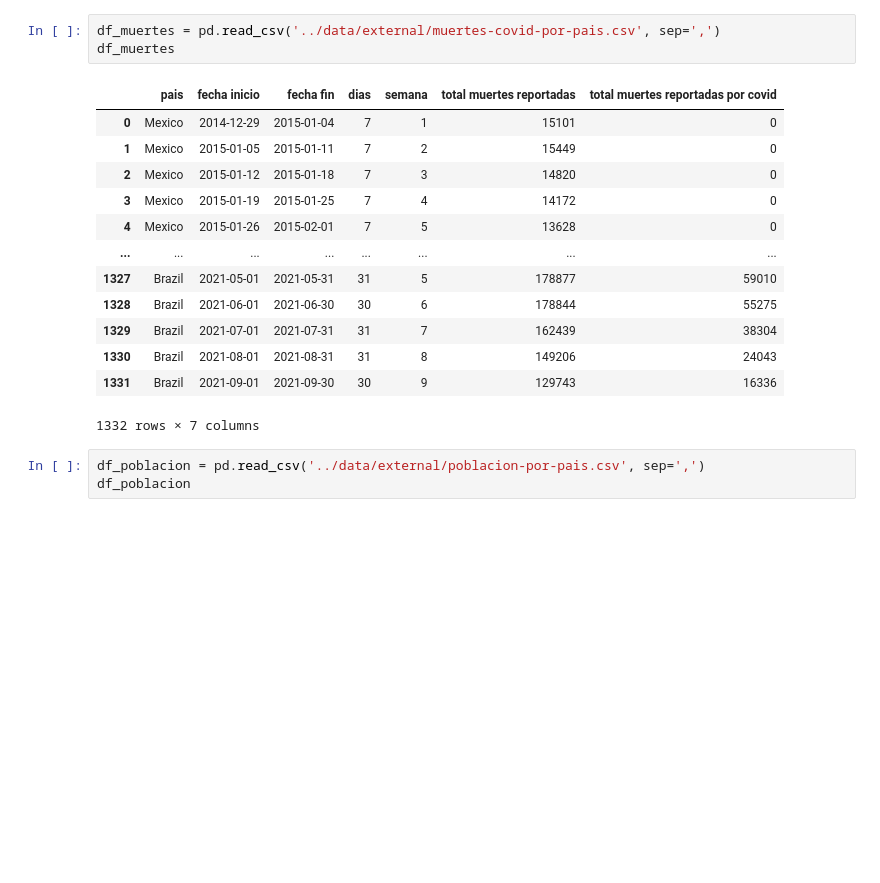
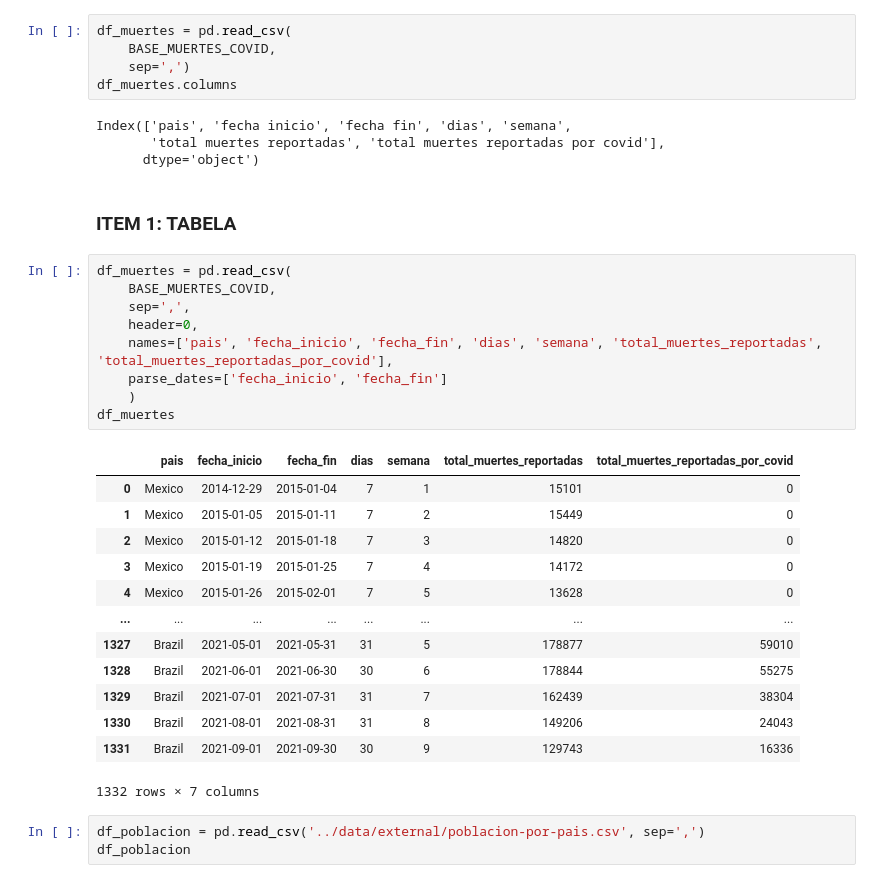
Before and after one commit to marcodeamicis/proyecto_covid, a Jupyter notebook: notebooks/1_business_and_data_understanding_amicis.ipynb, the cells around one changed output. Drawn from its saved outputs; the diff is of its cells as text; blank space fills up the shorter version.

```diff
--- a/notebooks/1_business_and_data_understanding_amicis.ipynb
+++ b/notebooks/1_business_and_data_understanding_amicis.ipynb
@@ -3,20 +14,37 @@ import pandas as pd
 # %%
-df_muertes = pd.read_csv('../data/external/muertes-covid-por-pais.csv', sep=',')
-df_muertes
+df_muertes = pd.read_csv(
+    BASE_MUERTES_COVID,
+    sep=',')
+df_muertes.columns
 # %% [output]
-|  | pais | fecha inicio | fecha fin | dias | semana | total muertes reportadas | total muertes reportadas por covid |
-| 0 | Mexico | 2014-12-29 | 2015-01-04 | 7 | 1 | 15101 | 0 |
-| 1 | Mexico | 2015-01-05 | 2015-01-11 | 7 | 2 | 15449 | 0 |
-| 2 | Mexico | 2015-01-12 | 2015-01-18 | 7 | 3 | 14820 | 0 |
-| 3 | Mexico | 2015-01-19 | 2015-01-25 | 7 | 4 | 14172 | 0 |
-| 4 | Mexico | 2015-01-26 | 2015-02-01 | 7 | 5 | 13628 | 0 |
-| ... | ... | ... | ... | ... | ... | ... | ... |
-| 1327 | Brazil | 2021-05-01 | 2021-05-31 | 31 | 5 | 178877 | 59010 |
-| 1328 | Brazil | 2021-06-01 | 2021-06-30 | 30 | 6 | 178844 | 55275 |
-| 1329 | Brazil | 2021-07-01 | 2021-07-31 | 31 | 7 | 162439 | 38304 |
-| 1330 | Brazil | 2021-08-01 | 2021-08-31 | 31 | 8 | 149206 | 24043 |
-| 1331 | Brazil | 2021-09-01 | 2021-09-30 | 30 | 9 | 129743 | 16336 |
-1332 rows × 7 columns
+Index(['pais', 'fecha inicio', 'fecha fin', 'dias', 'semana',
+       'total muertes reportadas', 'total muertes reportadas por covid'],
+      dtype='object')
+# %% [markdown]
+### ITEM 1: TABELA
+# %%
+df_muertes = pd.read_csv(
+    BASE_MUERTES_COVID,
+    sep=',',
+    header=0,
+    names=['pais', 'fecha_inicio', 'fecha_fin', 'dias', 'semana', 'total_muertes_reportadas', 'total_muertes_reportadas_por_covid'],
+    parse_dates=['fecha_inicio', 'fecha_fin']
+    )
+df_muertes
+# %% [output]
+|  | pais | fecha_inicio | fecha_fin | dias | semana | total_muertes_reportadas | total_muertes_reportadas_por_covid |
+| 0 | Mexico | 2014-12-29 | 2015-01-04 | 7 | 1 | 15101 | 0 |
+| 1 | Mexico | 2015-01-05 | 2015-01-11 | 7 | 2 | 15449 | 0 |
+| 2 | Mexico | 2015-01-12 | 2015-01-18 | 7 | 3 | 14820 | 0 |
+| 3 | Mexico | 2015-01-19 | 2015-01-25 | 7 | 4 | 14172 | 0 |
+| 4 | Mexico | 2015-01-26 | 2015-02-01 | 7 | 5 | 13628 | 0 |
+| ... | ... | ... | ... | ... | ... | ... | ... |
+| 1327 | Brazil | 2021-05-01 | 2021-05-31 | 31 | 5 | 178877 | 59010 |
+| 1328 | Brazil | 2021-06-01 | 2021-06-30 | 30 | 6 | 178844 | 55275 |
+| 1329 | Brazil | 2021-07-01 | 2021-07-31 | 31 | 7 | 162439 | 38304 |
+| 1330 | Brazil | 2021-08-01 | 2021-08-31 | 31 | 8 | 149206 | 24043 |
+| 1331 | Brazil | 2021-09-01 | 2021-09-30 | 30 | 9 | 129743 | 16336 |
+1332 rows × 7 columns
 # %%
 df_poblacion = pd.read_csv('../data/external/poblacion-por-pais.csv', sep=',')
 df_poblacion
```
Also changed, not shown: parts of 17 cells of this notebook.
